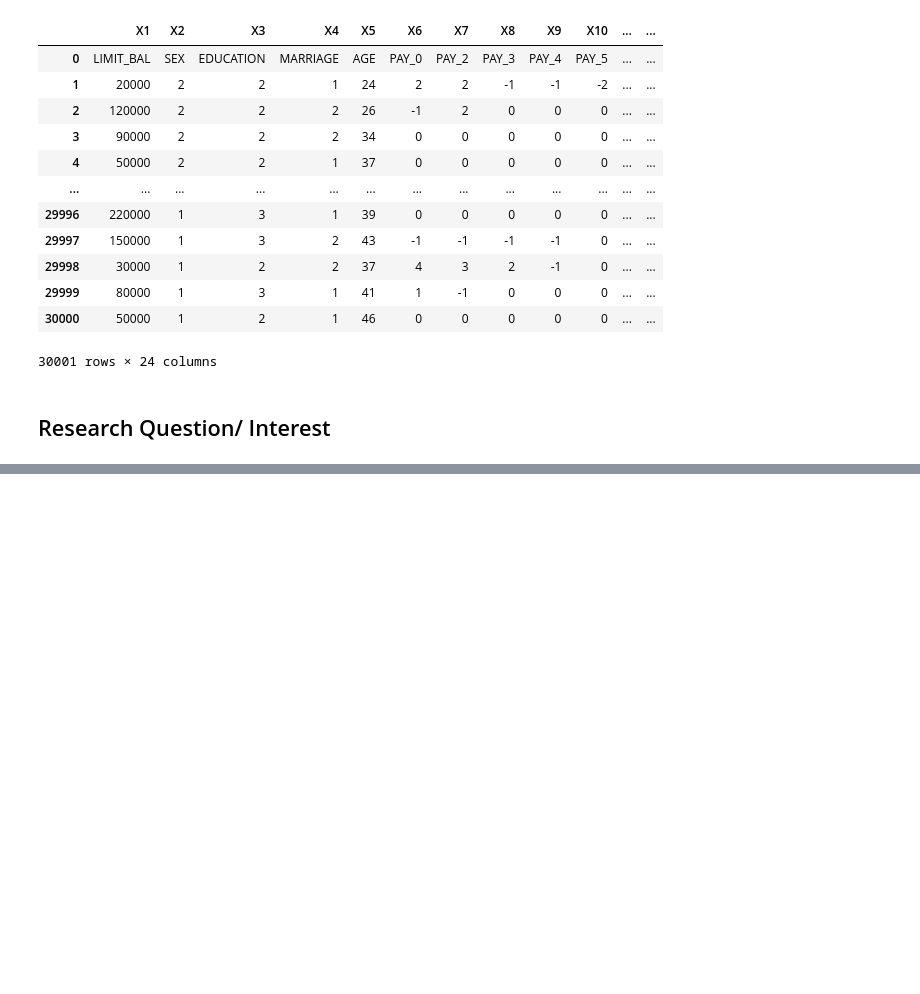
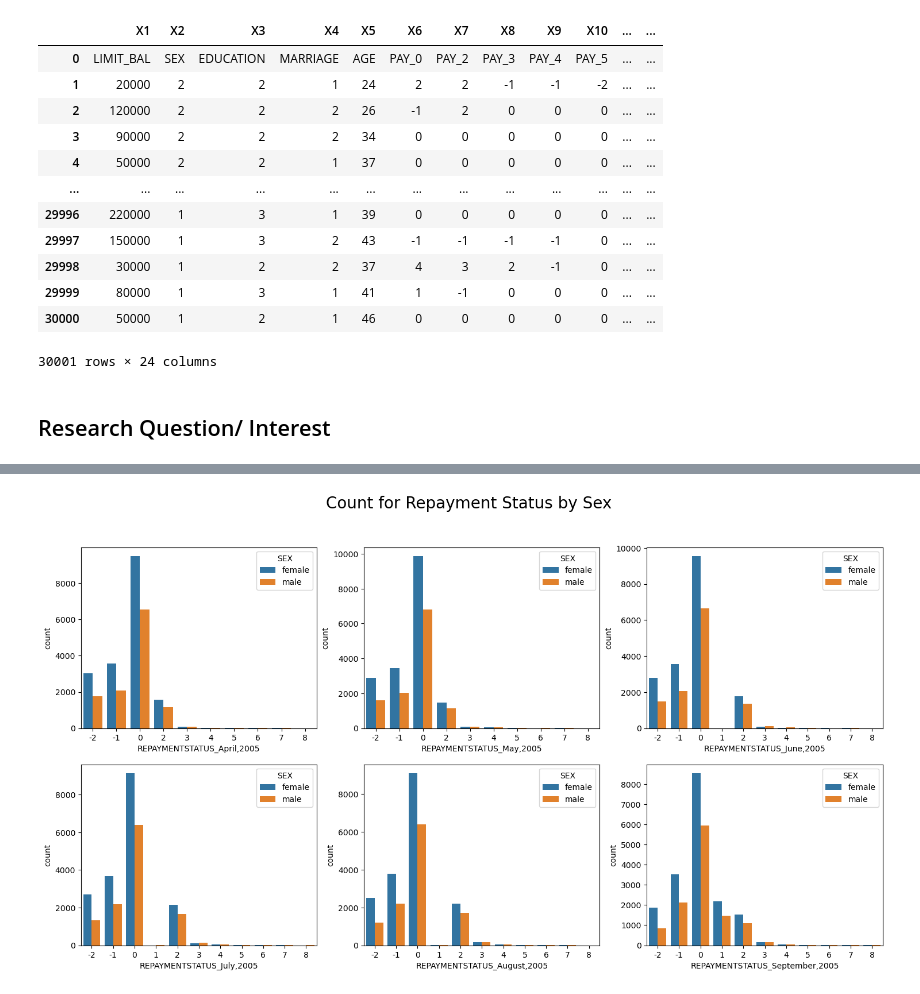
Before and after one commit to ubco-W2022T2-data301/project-group-group27, a Jupyter notebook: analysis/analysis_Remy.ipynb, the cells around one changed output, grey strips where cells are left out. Drawn from its saved outputs; the diff is of its cells as text; code cells hidden in the pictures; blank space fills up the shorter version.

```diff
--- a/analysis/analysis_Remy.ipynb
+++ b/analysis/analysis_Remy.ipynb
@@ -25,0 +243,10 @@ df.drop("Unnamed: 0",axis=1)
+# %%
+# Removing rows which contain unusual values
+df5=(df4
+    .loc[lambda x: x['MARRIAGE']!=0]
+    .loc[lambda x: x['EDUCATION']!=0]
+    .loc[lambda x: x['EDUCATION']!=5]
+    .loc[lambda x: x['EDUCATION']!=6]
+    .reset_index(drop=True)
+    )
+df5
@@ -25,0 +267,4 @@ df.drop("Unnamed: 0",axis=1)
+# %%
+# Drop rows with NaNs
+df6=df5.dropna(axis=0)
+df6.shape
@@ -25,0 +273,4 @@ df.drop("Unnamed: 0",axis=1)
+# %%
+# Add the new column about the average months of repayment
+df7["AverageRepaymentStatus"]=df6[['PAY_0','PAY_2','PAY_3','PAY_4','PAY_5','PAY_6']].mean(axis=1)
+df7
@@ -25,0 +291,5 @@ df.drop("Unnamed: 0",axis=1)
+# %%
+# Renaming the numerical column to more reasonable name and change the order
+df8=df7.rename({'PAY_0':'REPAYMENTSTATUS_September,2005','PAY_2':'REPAYMENTSTATUS_August,2005','PAY_3':'REPAYMENTSTATUS_July,2005','PAY_4':'REPAYMENTSTATUS_June,2005','PAY_5':'REPAYMENTSTATUS_May,2005','PAY_6':'REPAYMENTSTATUS_April,2005'},axis='columns')
+df9=df8[['ID', 'SEX', 'EDUCATION', 'MARRIAGE', 'AGE','REPAYMENTSTATUS_April,2005','REPAYMENTSTATUS_May,2005','REPAYMENTSTATUS_June,2005','REPAYMENTSTATUS_July,2005','REPAYMENTSTATUS_August,2005','REPAYMENTSTATUS_September,2005','AverageRepaymentStatus']]
+df9
@@ -25,0 +336,18 @@ df.drop("Unnamed: 0",axis=1)
+# %%
+fig=plt.figure(figsize=(18,9))
+fig.suptitle("Count for Repayment Status by Sex", fontsize=20)
+plt.subplot(2,3,1)
+sns.countplot(x='REPAYMENTSTATUS_April,2005',hue='SEX',data=df9)
+plt.subplot(2,3,2)
+sns.countplot(x='REPAYMENTSTATUS_May,2005',hue='SEX',data=df9)
+plt.subplot(2,3,3)
+sns.countplot(x='REPAYMENTSTATUS_June,2005',hue='SEX',data=df9)
+plt.subplot(2,3,4)
+sns.countplot(x='REPAYMENTSTATUS_July,2005',hue='SEX',data=df9)
+plt.subplot(2,3,5)
+sns.countplot(x='REPAYMENTSTATUS_August,2005',hue='SEX',data=df9)
+plt.subplot(2,3,6)
+sns.countplot(x='REPAYMENTSTATUS_September,2005',hue='SEX',data=df9)
+plt.show()
+# %% [output]
+[figure, added]
```
Also changed, not shown: parts of 36 cells of this notebook.
